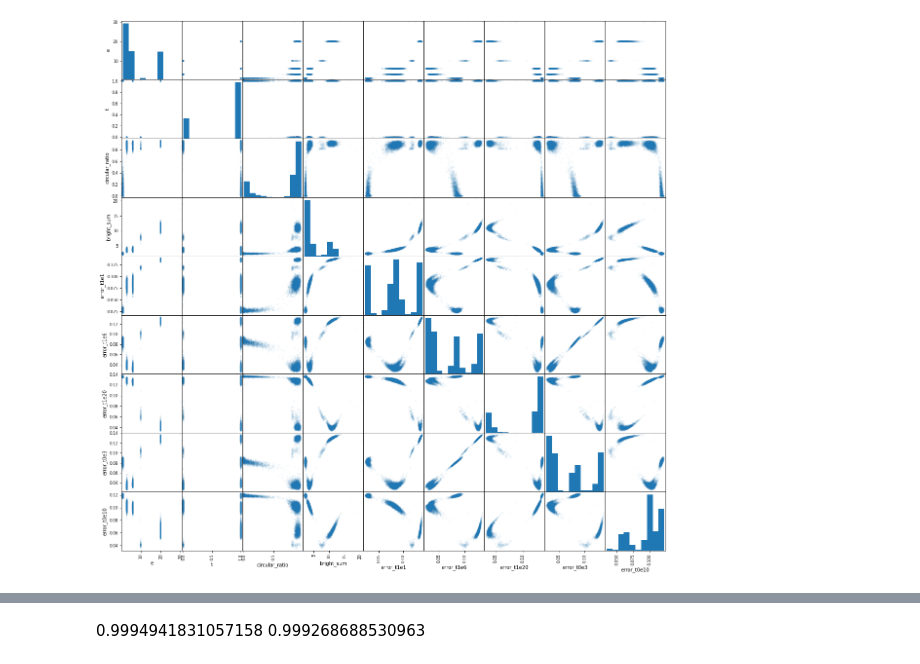
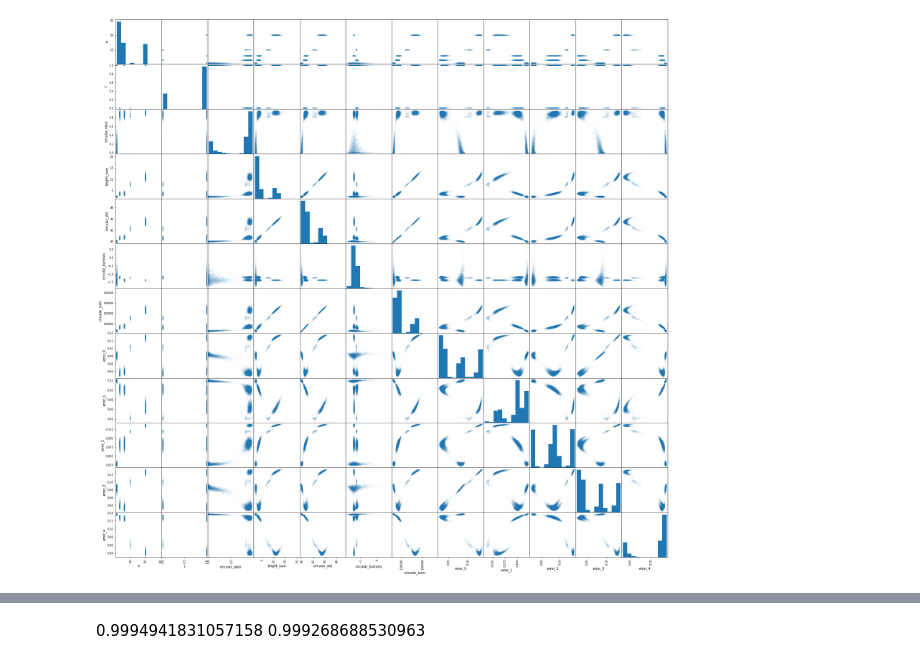
Before and after one commit to KirillRuSS/IDAO-2021-Kirill, a Jupyter notebook: new_features.ipynb, the cells around one changed output, grey strips where cells are left out. Saved outputs shown, nothing was run; the diff lists cells and outputs as text; code cells hidden in the pictures.

```diff
--- a/new_features.ipynb
+++ b/new_features.ipynb
@@ -130,8 +78,10 @@ df = df[~((df.circular_ratio<0.8)&(df.bright_sum>5))]
 
 df['img_80'] = Parallel(n_jobs=c.NUM_CORES)(delayed(crop_image)(img, (80, 80), False) for img in tqdm(df['img_250']))
 df['img_80'] = df['img_80'].map(lambda img: img-np.mean((img[:25]+img[-25:]), axis=0).reshape(1, 80)/2+100.4)
-# %%
-df['spector'] = Parallel(n_jobs=c.NUM_CORES)(delayed(get_img_spector)(img) for img in tqdm(df['img_80']))
+# %%
+df['circular_std'] = Parallel(n_jobs=c.NUM_CORES)(delayed(get_circular_std)(img) for img in tqdm(df['img_80']))
+df['circular_sum'] = Parallel(n_jobs=c.NUM_CORES)(delayed(get_circular_sum)(img) for img in tqdm(df['img_80']))
+df['circular_kurtosis'] = Parallel(n_jobs=c.NUM_CORES)(delayed(get_circular_kurtosis)(img) for img in tqdm(df['img_80']))
 # %%
 df.head()
 # %% [output]
@@ -164,0 +112,10 @@ np.max(mean_hist_matrix.reshape(-1))
+# %%
+mean_hist_matrix = []
+for e in [3, 10]:
+    mean_hist_matrix.append(np.mean(df[(df.t==0)&(df.e==e)]['hist_matrix']))
+
+for e in [1, 6, 20]:
+    mean_hist_matrix.append(np.mean(df[(df.t==1)&(df.e==e)]['hist_matrix']))
+
+mean_hist_matrix = np.array(mean_hist_matrix)
+mean_hist_matrix.shape
@@ -165,3 +124,6 @@ np.max(mean_hist_matrix.reshape(-1))
+# %%
+for i in range(len(mean_hist_matrix)):
+    df['error_'+str(i)] = Parallel(n_jobs=c.NUM_CORES)(delayed(mean_absolute_error)(mean_hist_matrix[i], hist_matrix) for hist_matrix in df['hist_matrix'])
 # %%
 mean_hist_matrix = np.mean(df[(df.t==1)&(df.e==1)]['hist_matrix'])
 df['error_t1e1'] = Parallel(n_jobs=c.NUM_CORES)(delayed(mean_absolute_error)(mean_hist_matrix, hist_matrix) for hist_matrix in df['hist_matrix'])
@@ -240,7 +182,7 @@ df
 # %%
-scatter_matrix(df[['e', 't', 'circular_ratio', 'bright_sum', 'error_t1e1', 'error_t1e6', 'error_t1e20', 'error_t0e3', 'error_t0e10']], alpha=0.05, figsize=(20, 20));
+scatter_matrix(df[['e', 't', 'circular_ratio', 'bright_sum', 'circular_std', 'circular_kurtosis', 'circular_sum', 'error_0', 'error_1', 'error_2', 'error_3', 'error_4']], alpha=0.05, figsize=(30, 30));
 # %% [output]
-[figure, old version]
+[figure, new version]
 # %%
 df.head()
 # %% [output]
```
Also changed, not shown: parts of 38 cells of this notebook, 18 other files.
